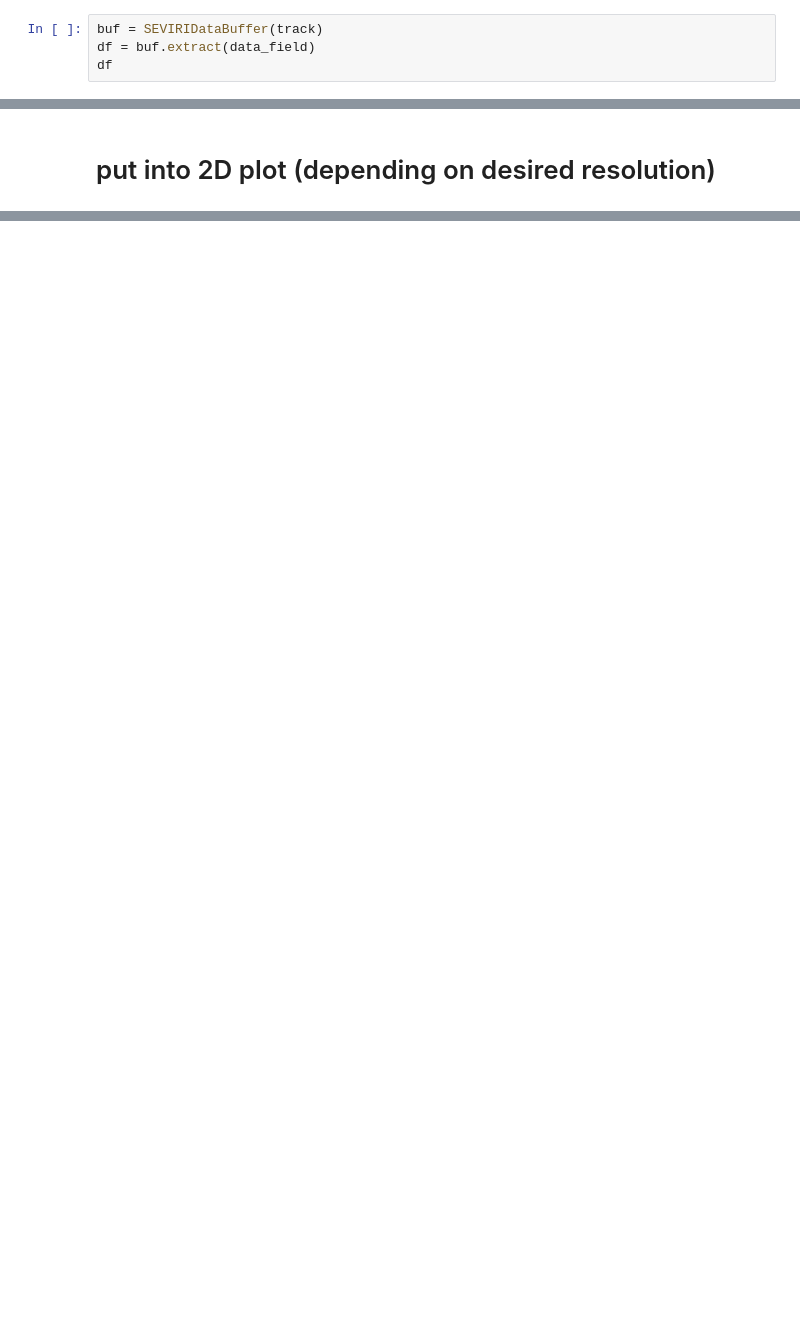
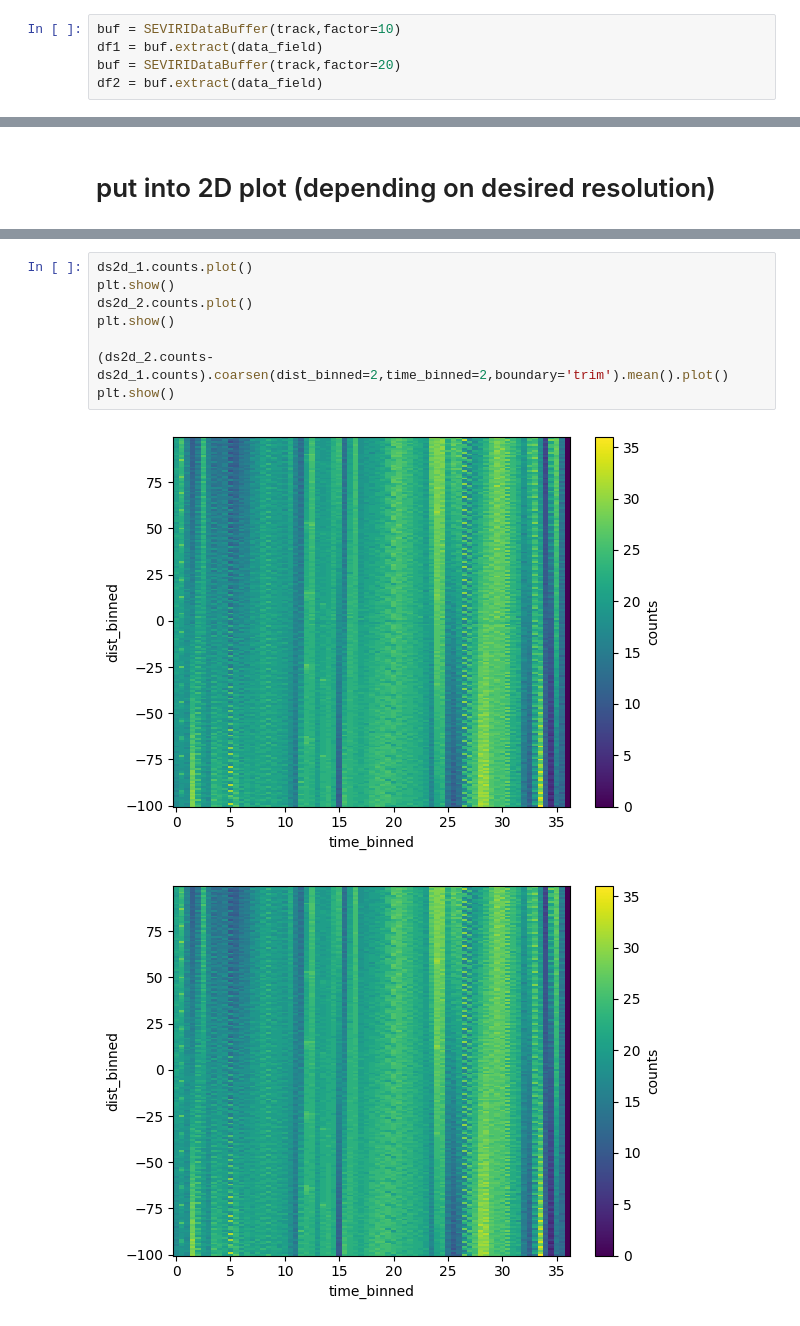
Before and after one commit to annatippett/geotracks, a Jupyter notebook: src/examples/example.ipynb, the cells around one changed output, grey strips where cells are left out. Drawn from its saved outputs; the diff is of its cells as text; blank space fills up the shorter version.

Commit message:
add way to modify interpolation factor

```diff
--- a/src/examples/example.ipynb
+++ b/src/examples/example.ipynb
@@ -31,7 +31,8 @@ plt.show()
 # %% [markdown]
 # Regrid around the track
 # %%
-buf = SEVIRIDataBuffer(track)
-df = buf.extract(data_field)
-df
+buf = SEVIRIDataBuffer(track,factor=10)
+df1 = buf.extract(data_field)
+buf = SEVIRIDataBuffer(track,factor=20)
+df2 = buf.extract(data_field)
 # %% [output]
@@ -118,0 +124,11 @@ ax.scatter(0,0, c='red', s=100, lw=2, marker='x',zorder=20)
+# %%
+ds2d_1.counts.plot()
+plt.show()
+ds2d_2.counts.plot()
+plt.show()
+
+(ds2d_2.counts-ds2d_1.counts).coarsen(dist_binned=2,time_binned=2,boundary='trim').mean().plot()
+plt.show()
+# %% [output]
+[figure, added]
+[figure, added]
```
Also changed, not shown: parts of 8 cells of this notebook, 1 other file.
